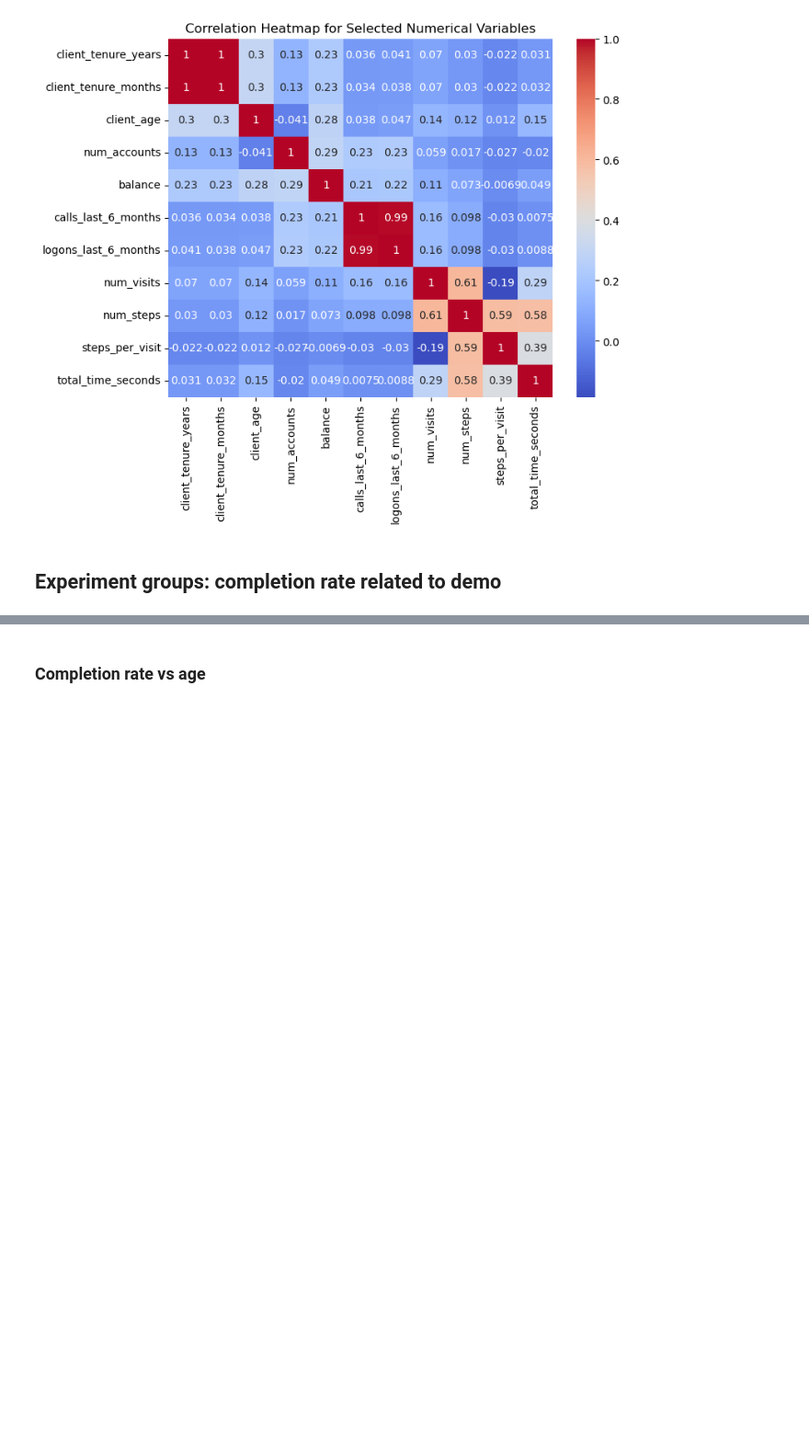
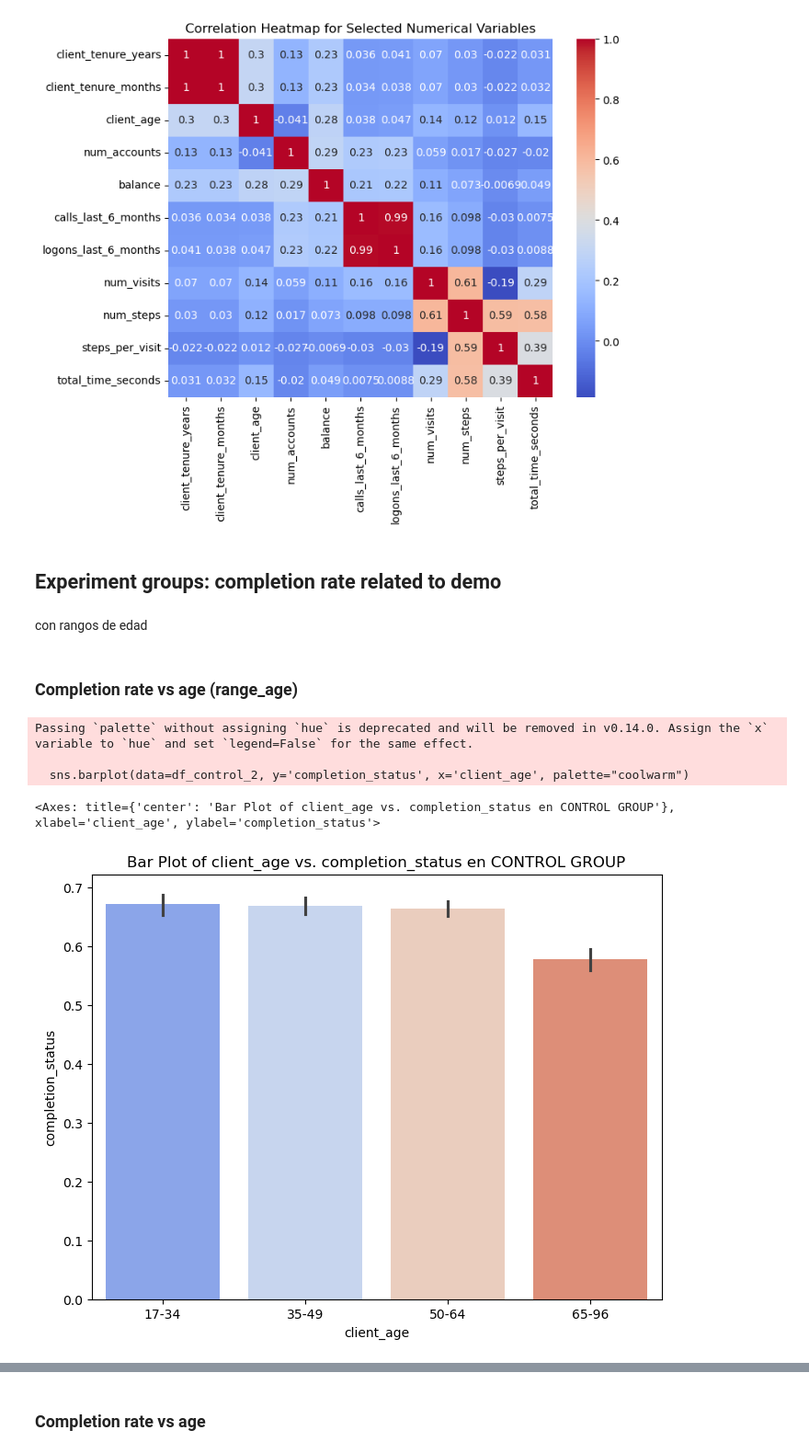
Before and after one commit to almudenaolg/Vanguard-AB-Test-Analysis, a Jupyter notebook: exploratory.ipynb, the cells around one changed output, grey strips where cells are left out. Shown at 92% size. Drawn from its saved outputs; the diff is of its cells as text; code cells hidden in the pictures; blank space fills up the shorter version.

```diff
--- a/exploratory.ipynb
+++ b/exploratory.ipynb
@@ -377,3 +379,9 @@ Try using .loc[row_indexer,col_indexer] = value instead
 
 See the caveats in the documentation: https://pandas.pydata.org/pandas-docs/stable/user_guide/indexing.html#returning-a-view-versus-a-copy
   df_filtered['experiment_group'] = df_filtered['experiment_group'].cat.remove_categories('Unknown')
+# %%
+## modificacion de age a grupo de edades
+# Filter out 'U' from the dataframe
+df_filtered_2 = df_filtered[df_filtered['gender'] != 'U']
+# Remove the specific category 'U'
+df_filtered_2['gender'] = df_filtered_2['gender'].cat.remove_categories('U')
@@ -379,0 +394,10 @@ See the caveats in the documentation: https://pandas.pydata.org/pandas-docs/stab
+# %%
+# Define age ranges and labels
+bins = [17, 34, 49, 64, 96]  # Boundaries of the age ranges
+labels = ['17-34', '35-49', '50-64', '65-96']  # Labels for the ranges
+
+# Convert 'age' column to categories based on the ranges
+df_filtered_2['client_age'] = pd.cut(df_filtered_2['client_age'], bins=bins, labels=labels, right=False)
+
+# View the result
+df_filtered_2
@@ -379,0 +423,4 @@ See the caveats in the documentation: https://pandas.pydata.org/pandas-docs/stab
+# %%
+# Ordenar el DataFrame por 'client_age'
+df_filtered_2 = df_filtered_2.sort_values(by='client_age')
+df_filtered_2
@@ -645,3 +706,5 @@ df_test = df_filtered[df_filtered['experiment_group'] == 'Test']
 df_control = df_filtered[df_filtered['experiment_group'] == 'Control']
 # %%
 df_completed = df_filtered[df_filtered['completion_status'] == True]
+# %% [markdown]
+con rangos de edad
@@ -647,0 +713,2 @@ df_completed = df_filtered[df_filtered['completion_status'] == True]
+# %%
+df_control_2 = df_filtered_2[df_filtered_2['experiment_group'] == 'Control']
@@ -647,0 +717,12 @@ df_completed = df_filtered[df_filtered['completion_status'] == True]
+# %% [markdown]
+### Completion rate vs age (range_age)
+# %%
+plt.figure(figsize=(8, 6))
+plt.title('Bar Plot of client_age vs. completion_status en CONTROL GROUP')
+sns.barplot(data=df_control_2, y='completion_status', x='client_age', palette="coolwarm")
+# %% [output]
+Passing `palette` without assigning `hue` is deprecated and will be removed in v0.14.0. Assign the `x` variable to `hue` and set `legend=False` for the same effect.
+
+  sns.barplot(data=df_control_2, y='completion_status', x='client_age', palette="coolwarm")
+<Axes: title={'center': 'Bar Plot of client_age vs. completion_status en CONTROL GROUP'}, xlabel='client_age', ylabel='completion_status'>
+[figure, added]
```
Also changed, not shown: parts of 23 cells of this notebook, 1 other file.
